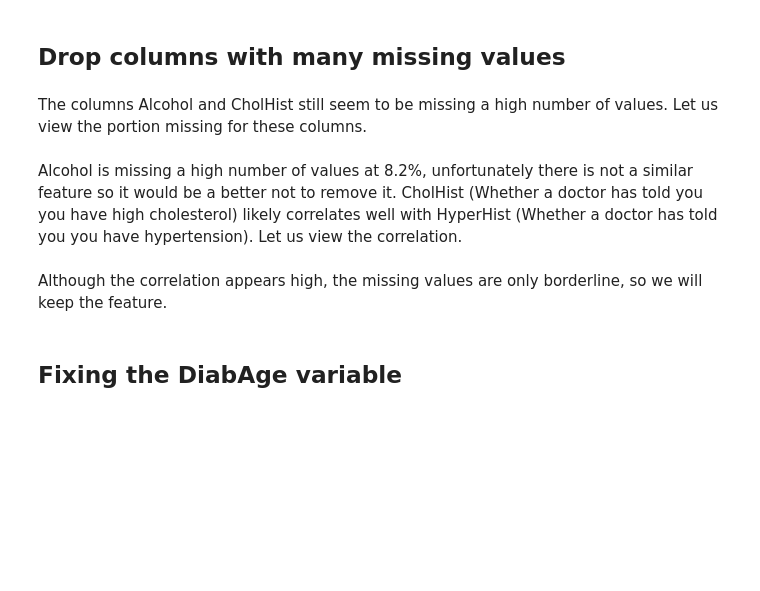
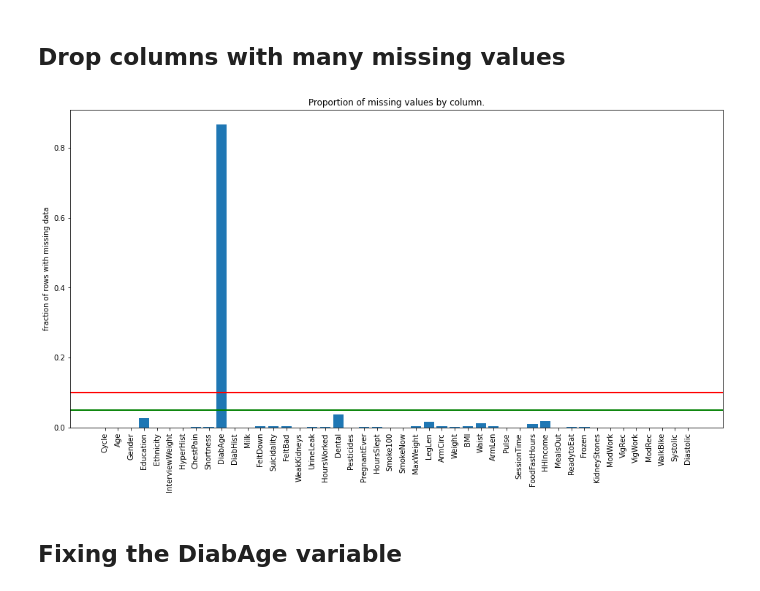
Before and after one commit to rajindermavi/NHANES, a Jupyter notebook: nhanes/WrangleData.ipynb, the cells around one changed output. Drawn from its saved outputs; the diff is of its cells as text; code cells hidden in the pictures; blank space fills up the shorter version.

```diff
--- a/nhanes/WrangleData.ipynb
+++ b/nhanes/WrangleData.ipynb
@@ -45,5 +50,9 @@ column_fraction_null = col_frac_missing(df,threshold = 0.05)
 # %% [markdown]
 We can see quite a few columns have missing data over the 5% and 10% threshold. There is a stand out column DiabAge -- the age a person is diagnosed with diabetes -- but of course if someone is never diagnosed this value is missing by design. Therefore we must come back to this column later. Next we will attempt to drop rows missing the most values.
+# %%
+# The laboratory dat will not be used in predictive modeling, we will drop it immediately.
+
+df.drop(['LBXGLU','HDL','LDL','Tryglicerides','TChol'],axis = 1, inplace=True)
 # %% [markdown]
 ## View missing data by row
 # %%
@@ -65,9 +78,9 @@ We can see LBXGLU, LDL, Triglicerides miss very large number of values. These co
 ## Drop columns with many missing values
 # %%
 # Drop columns from original dataframe missing many values
-df.drop(['PregnantNow','FastFood'],axis=1,inplace=True)
+df.drop(['Alcohol', 'CholHist','PregnantNow','FastFood'],axis=1,inplace=True)
 # Drop SPs missing 5 or more values
 df_depleted = df[df.isnull().sum(1)<5].copy()
 column_fraction_null = col_frac_missing(df_depleted)
+# %% [output]
+[figure, added]
-# %% [markdown]
-The columns Alcohol and CholHist still seem to be missing a high number of values. Let us view the portion missing for these columns.
@@ -77,2 +86,0 @@ column_fraction_null.loc[['Alcohol','CholHist']]
-# %% [markdown]
-Alcohol is missing a high number of values at 8.2%, unfortunately there is not a similar feature so it would be a better not to remove it. CholHist (Whether a doctor has told you you have high cholesterol) likely correlates well with HyperHist (Whether a doctor has told you you have hypertension). Let us view the correlation.
@@ -83,5 +87,3 @@ print(f'The correlation coefficient for Hypertensive History with Cholestorol Hi
-# %% [markdown]
-Although the correlation appears high, the missing values are only borderline, so we will keep the feature.
 # %% [markdown]
 ## Fixing the DiabAge variable
 # %%
```
Also changed, not shown: parts of 28 cells of this notebook, 5 other files.
